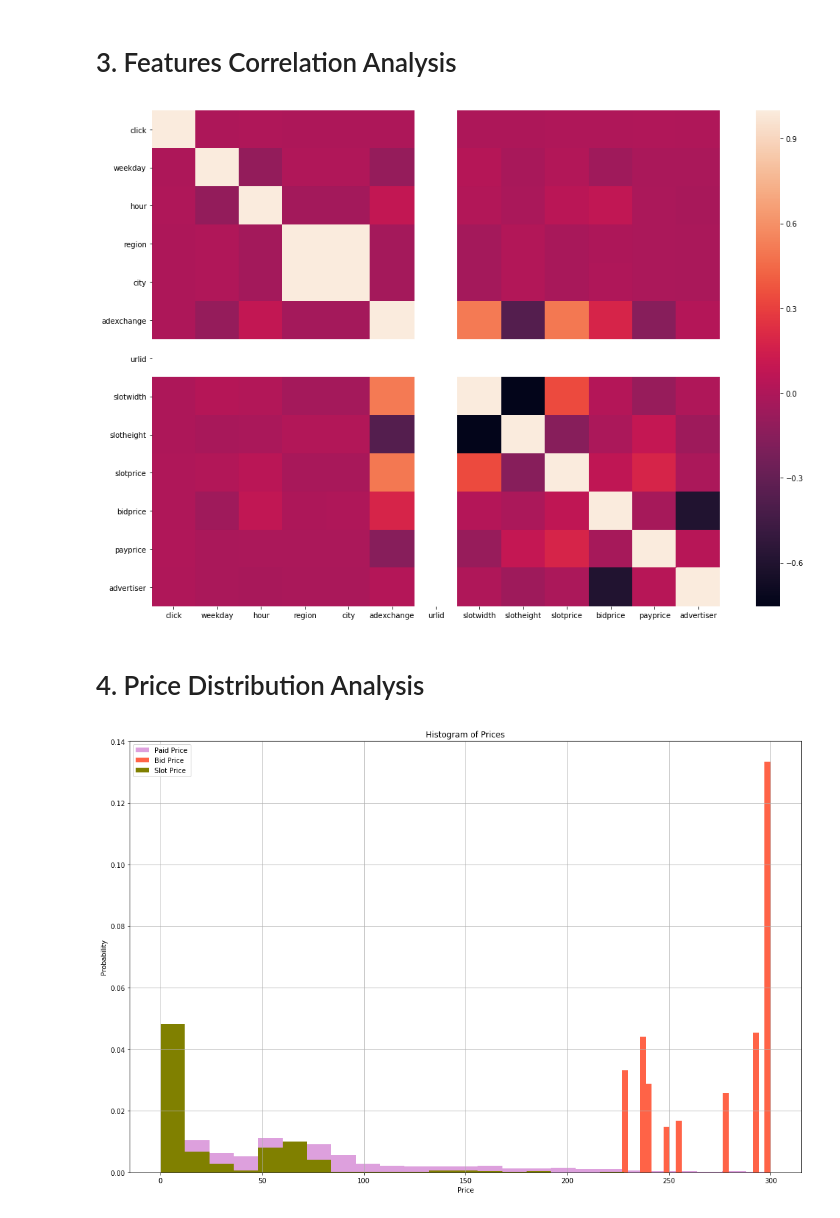
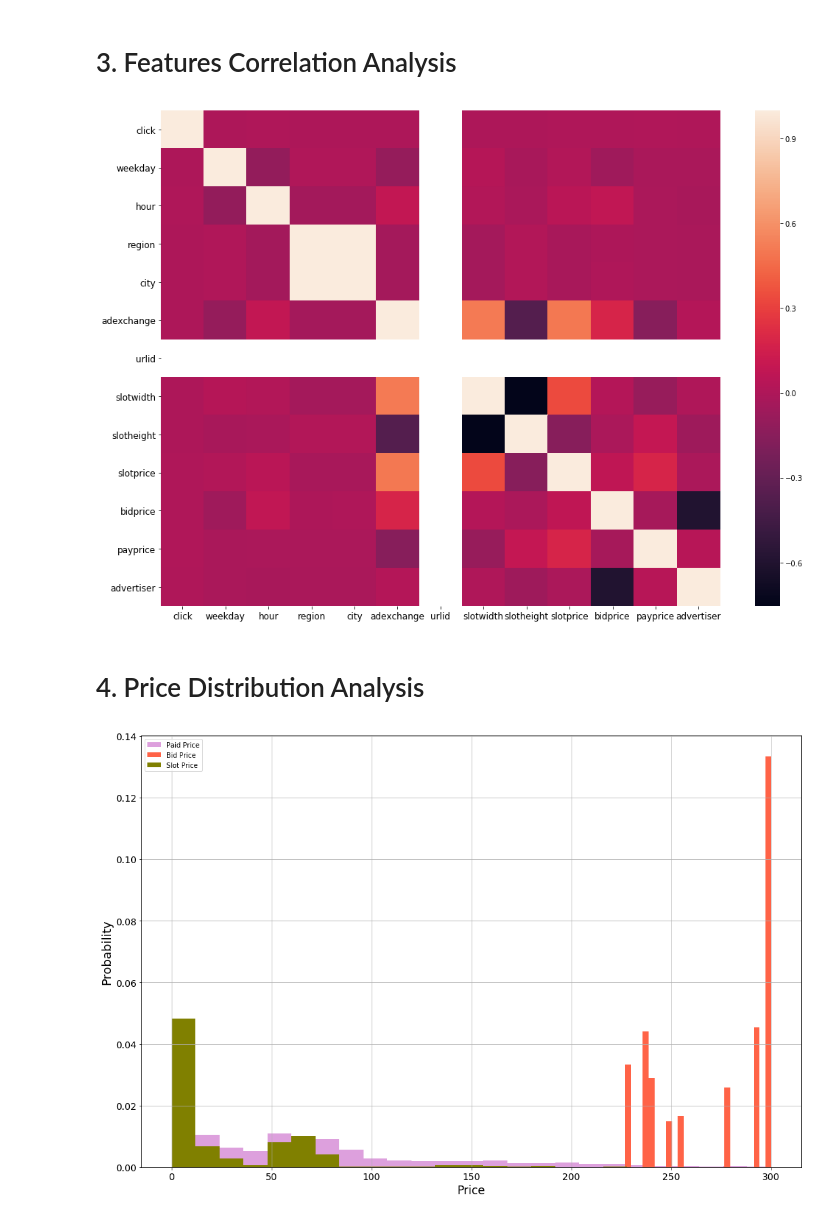
Before and after one commit to violazz/COMP0124-MAAI-Group-Project, a Jupyter notebook: Pro1_DataExploration.ipynb, the cells around one changed output. Drawn from its saved outputs; the diff is of its cells as text; code cells hidden in the pictures.

```diff
--- a/Pro1_DataExploration.ipynb
+++ b/Pro1_DataExploration.ipynb
@@ -156,26 +175,26 @@ corr=train.corr()
 sns.heatmap(corr,
             xticklabels=corr.columns.values,
             yticklabels=corr.columns.values)
-
+plot.tick_params(labelsize=12)
 fig = plot.gcf()
 fig.savefig('feature_cor.png', dpi=100)
 plot.tight_layout()
 # %% [output]
-[figure, old version]
+[figure, new version]
 # %% [markdown]
 # 4. Price Distribution Analysis
 # %%
 plot.hist(train['payprice'],  25, density =1, facecolor='plum', label='Paid Price')
 plot.hist(train['bidprice'], 25, density =1, facecolor='tomato', label='Bid Price')
 plot.hist(train['slotprice'], 25, density =1, facecolor='olive', label='Slot Price')
-plot.xlabel('Price')
-plot.ylabel('Probability')
-plot.title('Histogram of Prices')
+plot.xlabel('Price',fontsize=17)
+plot.ylabel('Probability',fontsize=18)
+plot.tick_params(labelsize=14)
 plot.grid(True)
 plot.legend()
 
 fig = plot.gcf()
 fig.savefig('price_hist.png', dpi=100)
 plot.tight_layout()
 # %% [output]
-[figure, old version]
+[figure, new version]
```
Also changed, not shown: parts of 2 cells of this notebook.
